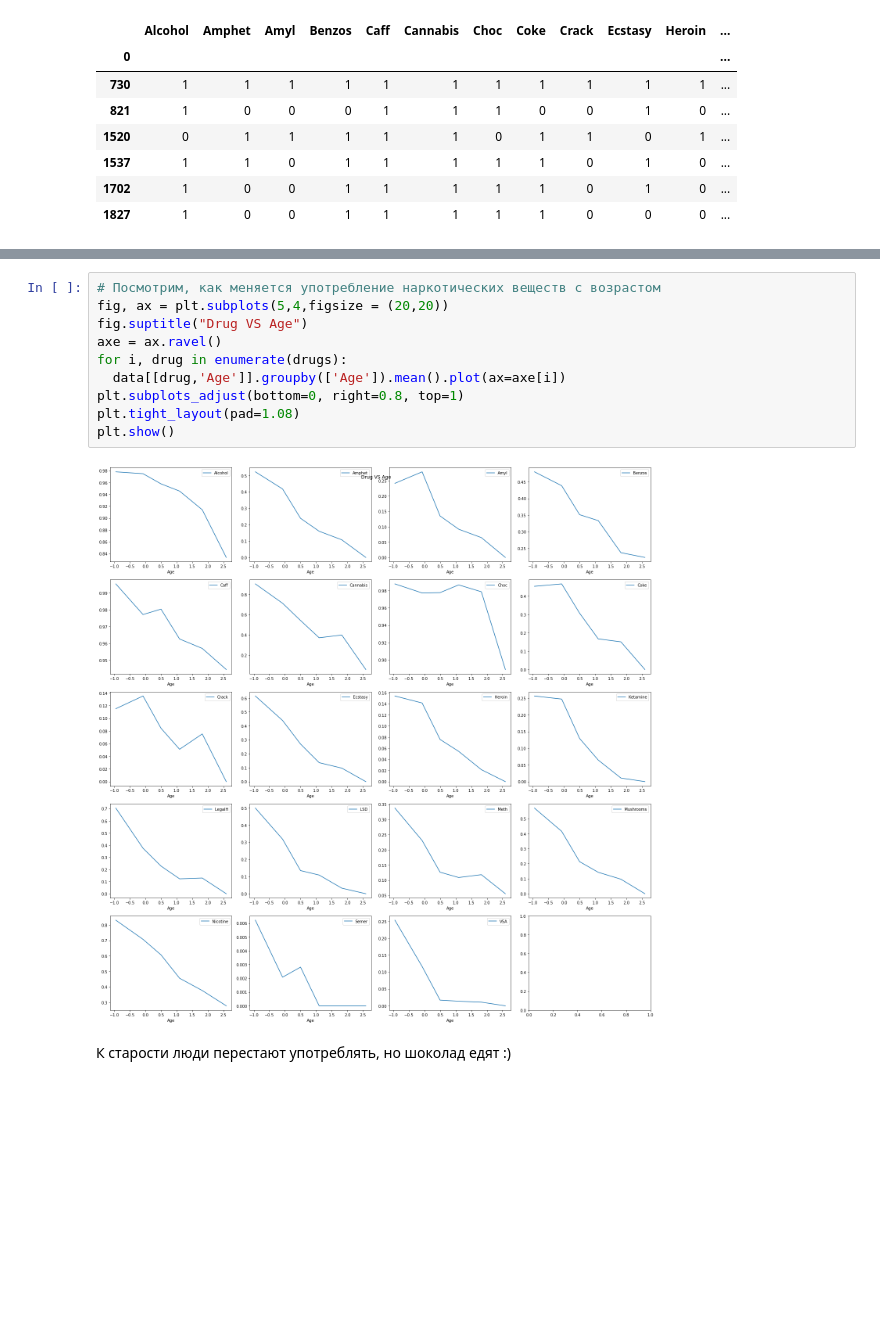
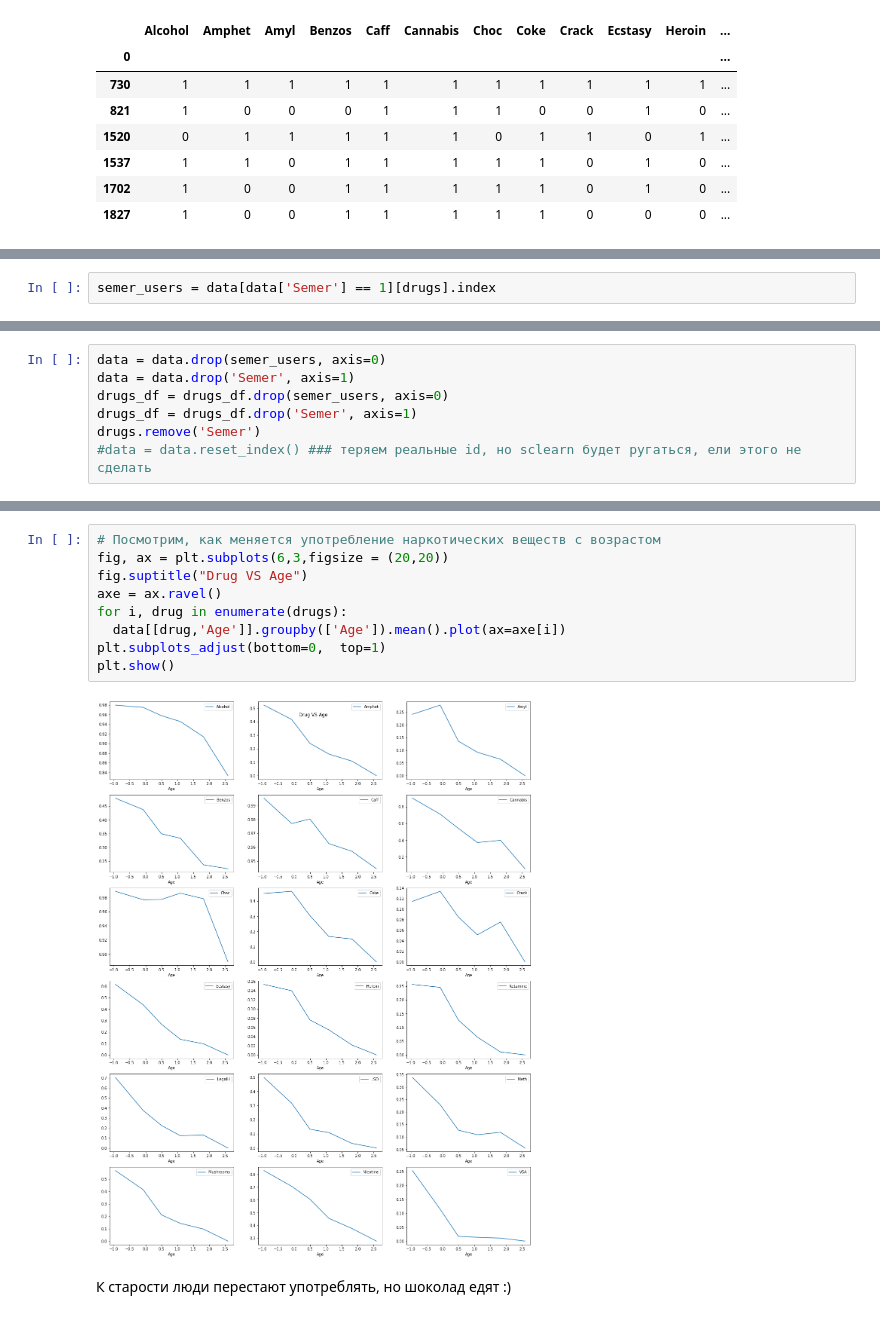
Before and after one commit to MariaNguen/SBER_ML, a Jupyter notebook: Тестовое_задание.ipynb, the cells around one changed output, grey strips where cells are left out. Cells and saved outputs as stored; diff of their text form; blank space fills up the shorter version.

```diff
--- a/Тестовое_задание.ipynb
+++ b/Тестовое_задание.ipynb
@@ -277,0 +280,2 @@ data[data['Semer'] == 1][drugs]
+# %%
+semer_users = data[data['Semer'] == 1][drugs].index
@@ -277,0 +286,7 @@ data[data['Semer'] == 1][drugs]
+# %%
+data = data.drop(semer_users, axis=0)
+data = data.drop('Semer', axis=1)
+drugs_df = drugs_df.drop(semer_users, axis=0)
+drugs_df = drugs_df.drop('Semer', axis=1)
+drugs.remove('Semer')
+#data = data.reset_index() ### теряем реальные id, но sclearn будет ругаться, ели этого не сделать
@@ -278,15 +322,14 @@ data[data['Semer'] == 1][drugs]
 # %%
 # Посмотрим, как меняется употребление наркотических веществ с возрастом
-fig, ax = plt.subplots(5,4,figsize = (20,20))
+fig, ax = plt.subplots(6,3,figsize = (20,20))
 fig.suptitle("Drug VS Age")
 axe = ax.ravel()
 for i, drug in enumerate(drugs):
   data[[drug,'Age']].groupby(['Age']).mean().plot(ax=axe[i])
-plt.subplots_adjust(bottom=0, right=0.8, top=1)
-plt.tight_layout(pad=1.08)
+plt.subplots_adjust(bottom=0,  top=1)
 plt.show()
 # %% [output]
-[figure, old version]
+[figure, new version]
 # %% [markdown]
 К старости люди перестают употреблять, но шоколад едят  :)
 # %%
```
Also changed, not shown: parts of 86 cells of this notebook.
